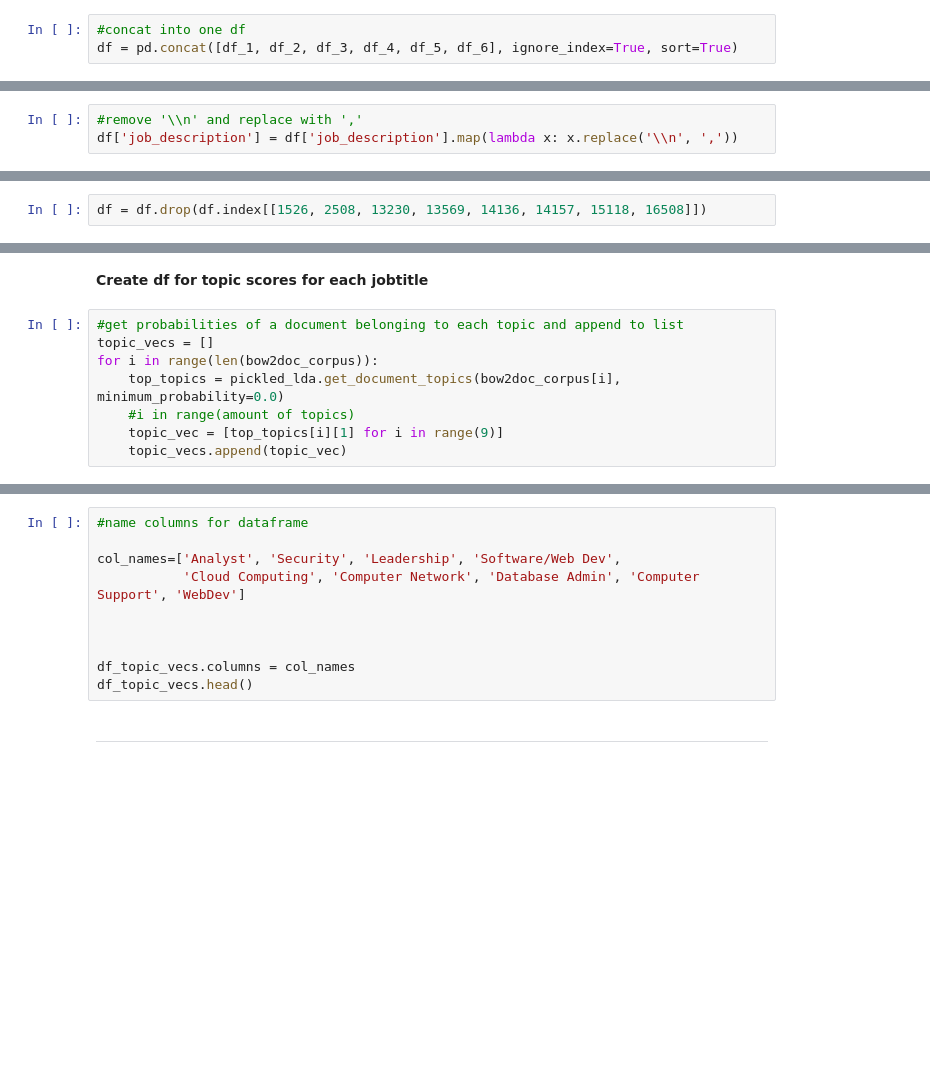
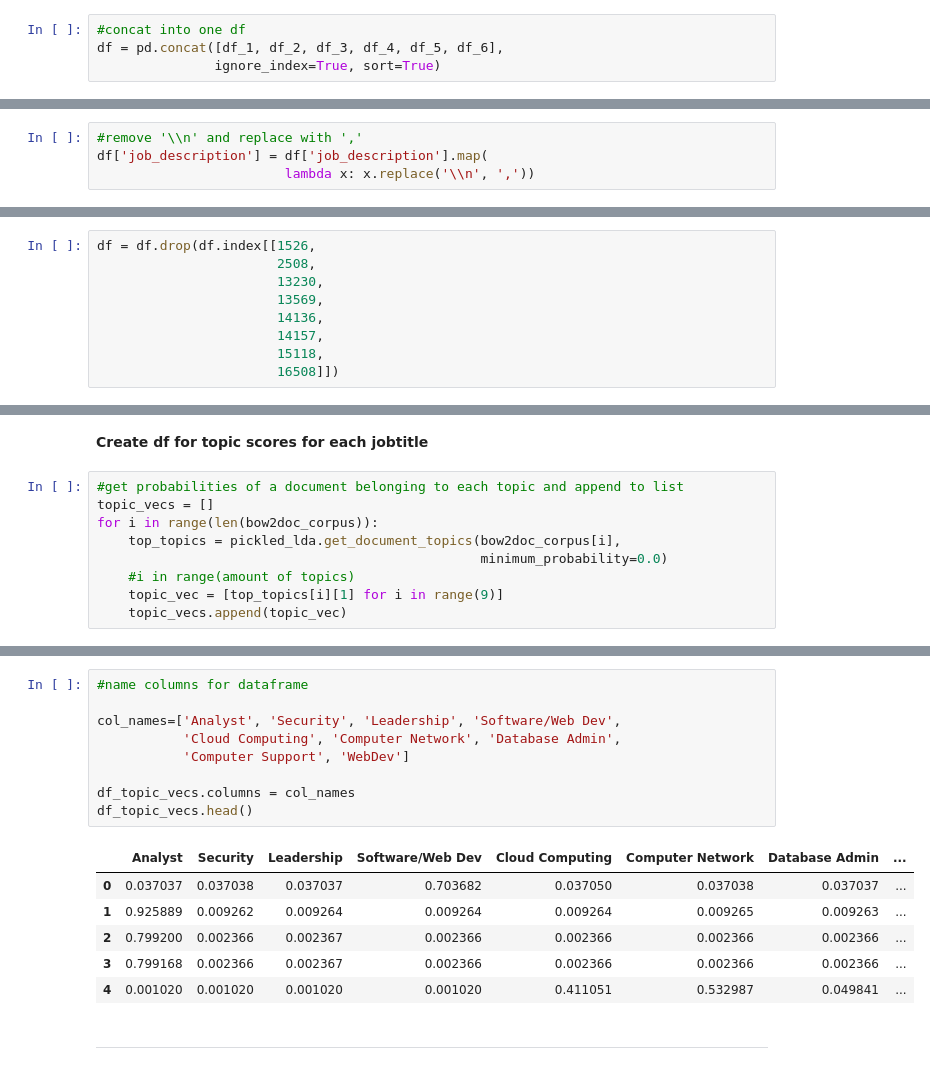
Before and after one commit to mandoiwanaga/career_recommendation_system, a Jupyter notebook: dreamjobber.ipynb, the cells around one changed output, grey strips where cells are left out. Cells and saved outputs as stored; diff of their text form; blank space fills up the shorter version.

```diff
--- a/dreamjobber.ipynb
+++ b/dreamjobber.ipynb
@@ -56,7 +60,8 @@ df_5 = pd.read_json('data/dice_jobs_5.json', lines=True)
 df_6 = pd.read_json('data/dice_jobs_6.json', lines=True)
 # %%
 #concat into one df
-df = pd.concat([df_1, df_2, df_3, df_4, df_5, df_6], ignore_index=True, sort=True)
+df = pd.concat([df_1, df_2, df_3, df_4, df_5, df_6],
+               ignore_index=True, sort=True)
 # %%
 df.head()
 # %% [output]
@@ -112,7 +117,8 @@ df.head()
 df['job_description'] = df['job_description'].map(remove_brackets)
 # %%
 #remove '\\n' and replace with ','
-df['job_description'] = df['job_description'].map(lambda x: x.replace('\\n', ','))
+df['job_description'] = df['job_description'].map(
+                        lambda x: x.replace('\\n', ','))
 # %%
 #lowercase job_description text before applying stopwords
 df['job_description'] = df['job_description'].map(lambda x: x.lower())
@@ -166,7 +173,14 @@ df.loc[df['job_title']=='']
 | 15118 | 'hello all,', '', '', '', '', '',... |  |
 | 16508 | 'job description:', 'leidos is lo... |  |
 # %%
-df = df.drop(df.index[[1526, 2508, 13230, 13569, 14136, 14157, 15118, 16508]])
+df = df.drop(df.index[[1526,
+                       2508,
+                       13230,
+                       13569,
+                       14136,
+                       14157,
+                       15118,
+                       16508]])
 # %%
 #sanity check
 df.loc[df['job_title']=='']
@@ -308,7 +392,8 @@ df_dominant_topic.head()
 #get probabilities of a document belonging to each topic and append to list
 topic_vecs = []
 for i in range(len(bow2doc_corpus)):
-    top_topics = pickled_lda.get_document_topics(bow2doc_corpus[i], minimum_probability=0.0)
+    top_topics = pickled_lda.get_document_topics(bow2doc_corpus[i],
+                                                 minimum_probability=0.0)
     #i in range(amount of topics)
     topic_vec = [top_topics[i][1] for i in range(9)]
     topic_vecs.append(topic_vec)
@@ -319,13 +416,19 @@ df_topic_vecs.head(10)
 # %%
 #name columns for dataframe
 
 col_names=['Analyst', 'Security', 'Leadership', 'Software/Web Dev',
-           'Cloud Computing', 'Computer Network', 'Database Admin', 'Computer Support', 'WebDev']
-
-
+           'Cloud Computing', 'Computer Network', 'Database Admin',
+           'Computer Support', 'WebDev']
 
 df_topic_vecs.columns = col_names
 df_topic_vecs.head()
+# %% [output]
+|  | Analyst | Security | Leadership | Software/Web Dev | Cloud Computing | Computer Network | Database Admin | ... |
+| 0 | 0.037037 | 0.037038 | 0.037037 | 0.703682 | 0.037050 | 0.037038 | 0.037037 | ... |
+| 1 | 0.925889 | 0.009262 | 0.009264 | 0.009264 | 0.009264 | 0.009265 | 0.009263 | ... |
+| 2 | 0.799200 | 0.002366 | 0.002367 | 0.002366 | 0.002366 | 0.002366 | 0.002366 | ... |
+| 3 | 0.799168 | 0.002366 | 0.002367 | 0.002366 | 0.002366 | 0.002366 | 0.002366 | ... |
+| 4 | 0.001020 | 0.001020 | 0.001020 | 0.001020 | 0.411051 | 0.532987 | 0.049841 | ... |
 # %% [markdown]
 ---
 # %% [markdown]
```
Also changed, not shown: parts of 20 cells of this notebook, 3 other files.
